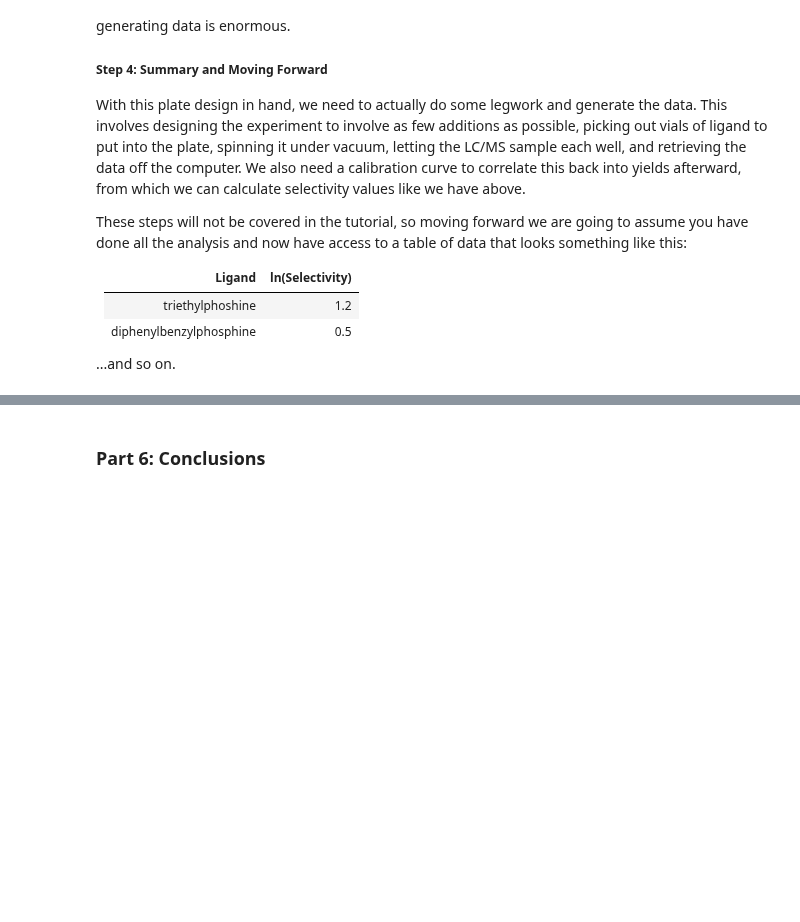
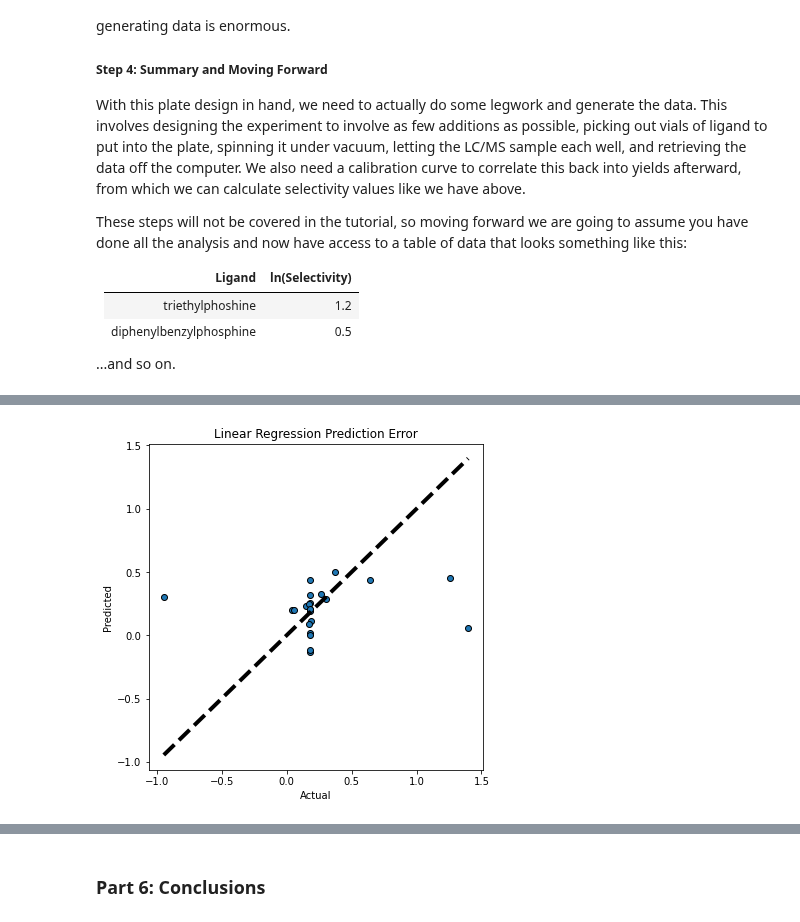
Before and after one commit to JacksonBurns/ArClOTs, a Jupyter notebook: ArClOTs_analysis.ipynb, the cells around one changed output, grey strips where cells are left out. Drawn from its saved outputs; the diff is of its cells as text; code cells hidden in the pictures; blank space fills up the shorter version.

Commit message:
Update ArClOTs_analysis.ipynb
 - need to add fragment-based descriptors
 - more or less done up to the model evaluation step

```diff
--- a/ArClOTs_analysis.ipynb
+++ b/ArClOTs_analysis.ipynb
@@ -401,8 +403,8 @@ These steps will not be covered in the tutorial, so moving forward we are going
 
 ...and so on.
 # %%
-data = pandas.read_excel("data/new_data.xlsx", engine='openpyxl')
-data
+new_data = pandas.read_excel("data/new_data.xlsx", engine='openpyxl')
+new_data
 # %% [output]
 |  | number | Ligand | Name | SMILES | starting_material | Ots_product | Cl_product | Selectivity | ... |
 | 0 | 1 | 17 | Triphenylphosphine | c3c(P(c1ccccc1)c2ccccc2)cccc3 | 65.832684 | 3.117063 | 2.299811 | 1.355356 | ... |
@@ -472,0 +514,78 @@ Make fingerprints longer, combining descriptors, feature selection (descriptor a
+# %%
+new_selectivity = new_data["ln(Selectivity)"].to_numpy()[:-1]
+
+# make our groups
+groups = KFold(n_splits=6, shuffle=True, random_state=42)
+
+new_mean_model = DummyRegressor(strategy="mean")
+
+new_mean_score_r2 = cross_val_score(mean_model, fingerprints, selectivity, cv=groups, scoring='r2')
+new_mean_score_MAE = cross_val_score(mean_model, fingerprints, selectivity, cv=groups, scoring='neg_mean_absolute_error')
+
+new_random_forest_model = RandomForestRegressor(criterion="absolute_error")
+
+new_random_forest_score_r2 = cross_val_score(
+    new_random_forest_model,
+    new_fingerprints,
+    new_selectivity,
+    cv=groups,
+    scoring='r2',
+)
+new_random_forest_score_MAE = cross_val_score(
+    new_random_forest_model,
+    new_fingerprints,
+    new_selectivity,
+    cv=groups,
+    scoring='neg_mean_absolute_error',
+)
+
+new_neighbors_model = KNeighborsRegressor()
+
+new_neighbors_score_r2 = cross_val_score(
+    new_neighbors_model,
+    new_fingerprints,
+    new_selectivity,
+    cv=groups,
+    scoring='r2',
+)
+new_neighbors_score_MAE = cross_val_score(
+    new_neighbors_model,
+    new_fingerprints,
+    new_selectivity,
+    cv=groups,
+    scoring='neg_mean_absolute_error',
+)
+
+new_linear_model = LinearRegression()
+
+new_linear_score_r2 = cross_val_score(
+    new_linear_model,
+    new_fingerprints,
+    new_selectivity,
+    cv=groups,
+    scoring='r2',
+)
+new_linear_score_MAE = cross_val_score(
+    new_linear_model,
+    new_fingerprints,
+    new_selectivity,
+    cv=groups,
+    scoring='neg_mean_absolute_error',
+)
+
+new_table = tabulate(
+    [["Mean Baseline",new_mean_score_r2.mean(),-1*new_mean_score_MAE.mean()],
+     ["Random Forest",new_random_forest_score_r2.mean(),-1*new_random_forest_score_MAE.mean()],
+     ["K-Nearest",new_neighbors_score_r2.mean(),-1*new_neighbors_score_MAE.mean()],
+     ["Linear",new_linear_score_r2.mean(),-1*new_linear_score_MAE.mean()]],
+    headers=["Model","R2","MAE"],
+    floatfmt=".2f",
+    tablefmt='grid',
+)
+
+
+linear_predictions = cross_val_predict(new_linear_model, new_fingerprints, new_selectivity, cv=groups)
+prediction_error_plot(new_selectivity, linear_predictions, title='Linear Regression Prediction Error')
+print(new_table)
+# %% [output]
+[figure, added]
```
Also changed, not shown: parts of 14 cells of this notebook.
